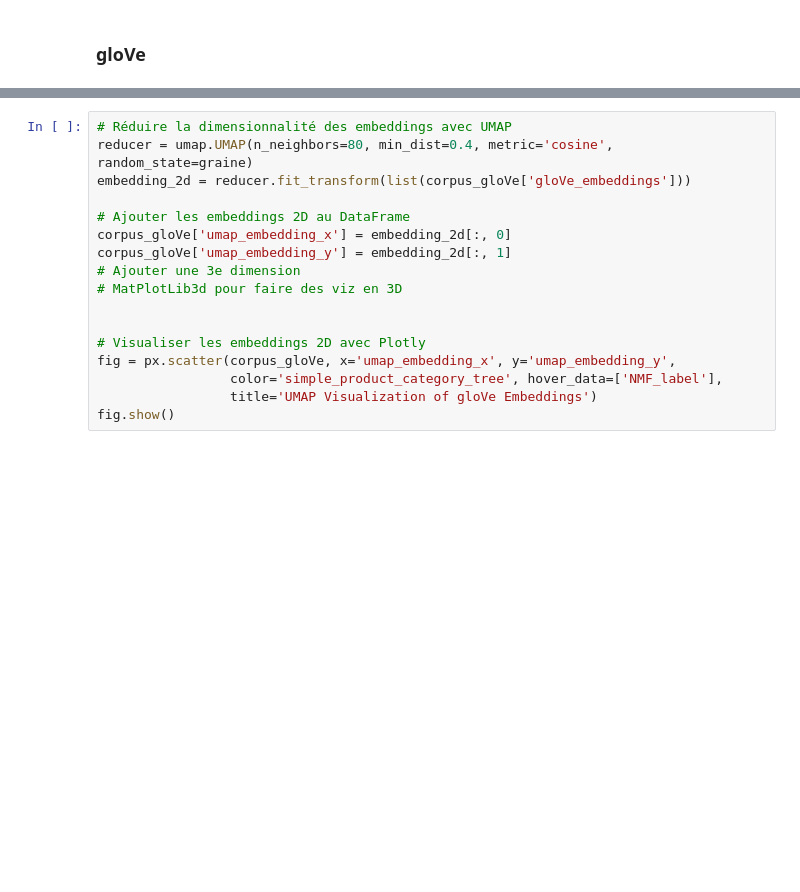
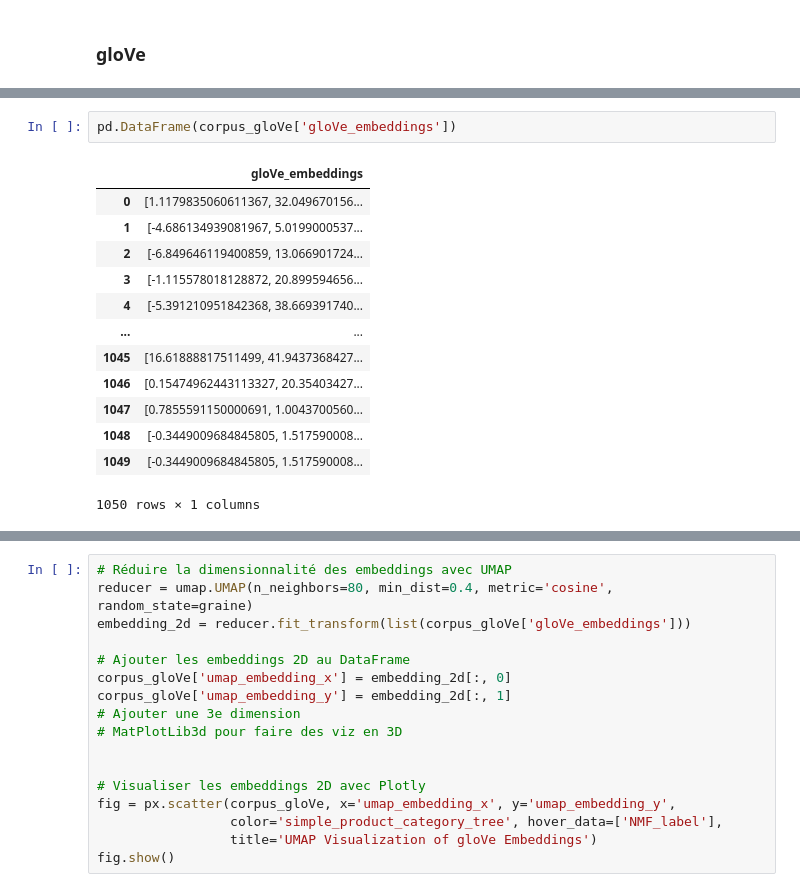
Before and after one commit to kephanmss/Projet-6-OPC, a Jupyter notebook: Missamou_Kephan_1_notebook_pretraitement_feature_extraction_faisaibilite_072024.ipynb, the cells around one changed output, grey strips where cells are left out. Drawn from its saved outputs; the diff is of its cells as text; blank space fills up the shorter version.

```diff
--- a/Missamou_Kephan_1_notebook_pretraitement_feature_extraction_faisaibilite_072024.ipynb
+++ b/Missamou_Kephan_1_notebook_pretraitement_feature_extraction_faisaibilite_072024.ipynb
@@ -687,0 +1072,16 @@ corpus_gloVe.sample(2, random_state = graine)
+# %%
+pd.DataFrame(corpus_gloVe['gloVe_embeddings'])
+# %% [output]
+|  | gloVe_embeddings |
+| 0 | [1.1179835060611367, 32.049670156... |
+| 1 | [-4.686134939081967, 5.0199000537... |
+| 2 | [-6.849646119400859, 13.066901724... |
+| 3 | [-1.115578018128872, 20.899594656... |
+| 4 | [-5.391210951842368, 38.669391740... |
+| ... | ... |
+| 1045 | [16.61888817511499, 41.9437368427... |
+| 1046 | [0.15474962443113327, 20.35403427... |
+| 1047 | [0.7855591150000691, 1.0043700560... |
+| 1048 | [-0.3449009684845805, 1.517590008... |
+| 1049 | [-0.3449009684845805, 1.517590008... |
+1050 rows × 1 columns
```
Also changed, not shown: parts of 150 cells of this notebook.
